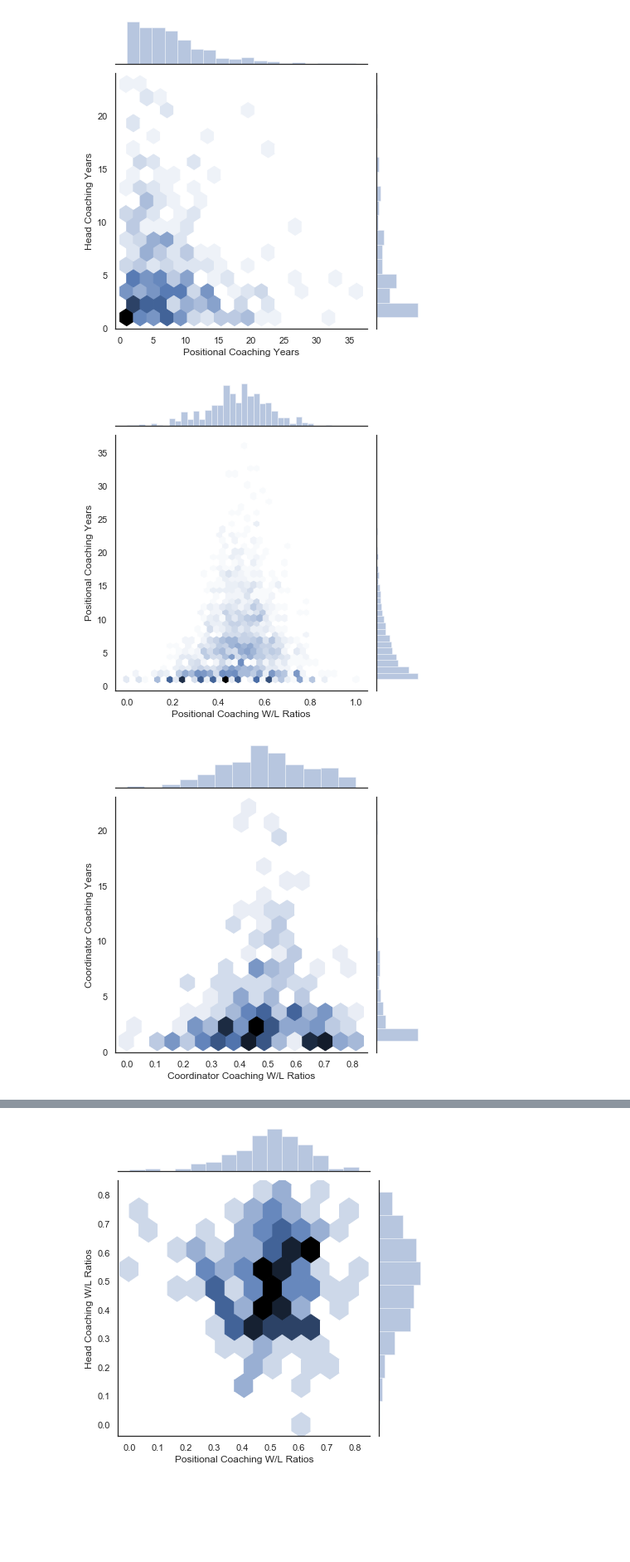
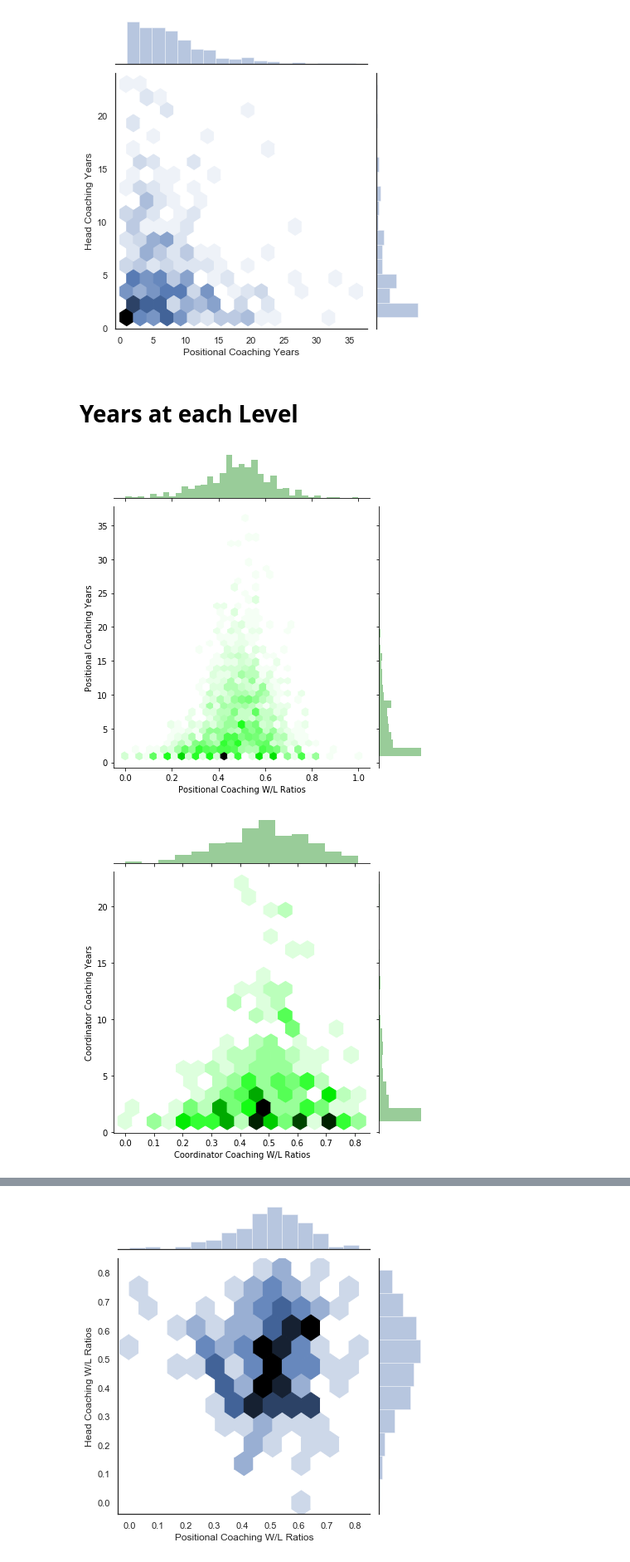
Before and after one commit to plee0117/Coaches, a Jupyter notebook: Graphs.ipynb, the cells around one changed output, grey strips where cells are left out. Shown at 83% size. Drawn from its saved outputs; the diff is of its cells as text; code cells hidden in the pictures; blank space fills up the shorter version.

```diff
--- a/Graphs.ipynb
+++ b/Graphs.ipynb
@@ -57,4 +219,6 @@ lyp.groupby('level').agg({'year':['mean','median'],'wl':['mean','median']})
 # %%
+
+sns.set(style="white")
 cvp_yr = sns.jointplot(x='Positional', y='Coordinator', data= ly_piv, kind = 'hexa')
 cvp_yr.set_axis_labels(xlabel='Positional Coaching Years', ylabel='Coordinator Years')
 plt.show()
@@ -68,20 +232,23 @@ plt.show()
 [figure]
 # %%
 hvp_yr = sns.jointplot(x='Positional', y='Head', data= ly_piv, kind = 'hexa')
+sns.set(style="white")
 hvp_yr.set_axis_labels(xlabel = 'Positional Coaching Years', ylabel='Head Coaching Years')
 plt.show()
 # %% [output]
 [figure]
+# %% [markdown]
+# Years at each Level
 # %%
-wvy_pp = sns.jointplot(x=lyp_piv.wl.Positional, y=lyp_piv.year.Positional, kind = 'hexa')
+wvy_pp = sns.jointplot(x=lyp_piv.wl.Positional, y=lyp_piv.year.Positional, kind = 'hexa', color = 'green')
 wvy_pp.set_axis_labels(xlabel = 'Positional Coaching W/L Ratios', ylabel='Positional Coaching Years')
 plt.show()
 # %% [output]
-[figure, old version]
+[figure, new version]
 # %%
-wvy_cc = sns.jointplot(x=lyp_piv.wl.Coordinator, y=lyp_piv.year.Coordinator, kind = 'hexa')
+wvy_cc = sns.jointplot(x=lyp_piv.wl.Coordinator, y=lyp_piv.year.Coordinator, kind = 'hexa', color = 'green')
 wvy_cc.set_axis_labels(xlabel = 'Coordinator Coaching W/L Ratios', ylabel='Coordinator Coaching Years')
 plt.show()
 # %% [output]
-[figure, old version]
+[figure, new version]
 # %%
```
Also changed, not shown: parts of 31 cells of this notebook.
